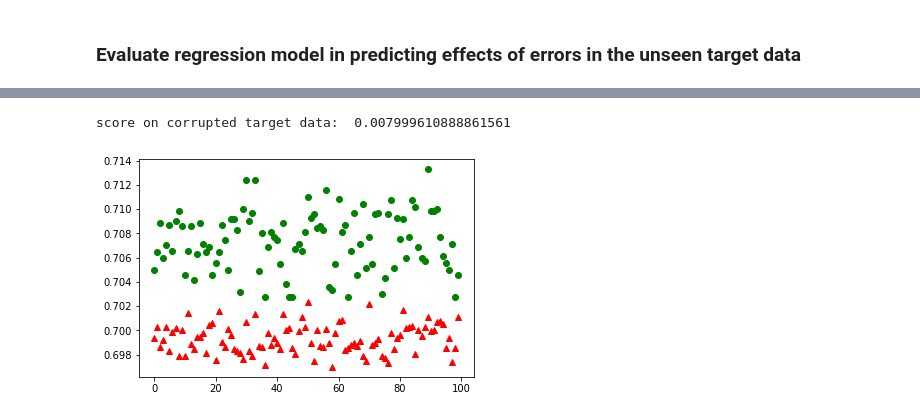
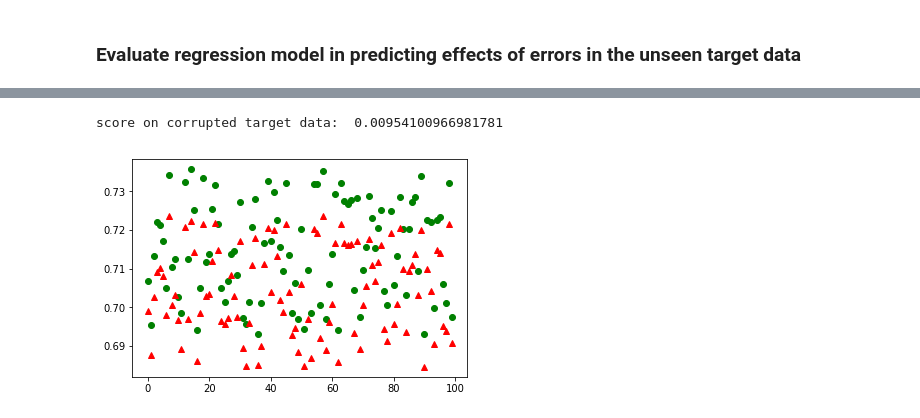
Before and after one commit to sergred/unit-tests-ml-python, a Jupyter notebook: notebooks/minimal-example-cardio.ipynb, the cells around one changed output, grey strips where cells are left out. Saved outputs shown, nothing was run; the diff lists cells and outputs as text; code cells hidden in the pictures.

```diff
--- a/notebooks/minimal-example-cardio.ipynb
+++ b/notebooks/minimal-example-cardio.ipynb
@@ -106,7 +106,8 @@ params = {
     'estimator__epochs': [50],
     'estimator__batch_size': [1024],
     'estimator__size_1': [4, 8, 16],
-    'estimator__size_2': [4, 8]
+    'estimator__size_2': [4, 8],
+    'estimator__verbose': [0]
 }
 
 clf = GridSearchCV(pipeline, params, cv=5, verbose=1)
@@ -198,0 +145,17 @@ score on corrupted test data:  0.6918571428571428
+# %%
+from copy import deepcopy
+
+mask = lambda x: (x['age'] > 17200) & (x['weight'] > 70.)
+
+def corrupt(X, mask):
+    corrupted_X = deepcopy(X)
+    corrupted_X['cholesterol'][mask(X)] = 3
+    corrupted_X['active'][mask(X)] = 0
+    # corrupted_X['weight'][X['weight'] > 90.] = np.nan
+    return corrupted_X
+
+# corrupting the data, conditions
+corrupted_X_test = corrupt(X_test, mask)
+score_on_corrupted_test_data = accuracy_score(y_test, clf.predict(corrupted_X_test))
+
+print("score on corrupted test data: ", score_on_corrupted_test_data)
@@ -245,26 +209,16 @@ from scipy.stats import entropy
 
 regressor_X_train = []
 regressor_y_train = []
-row_fraction = .6
 
-values_to_change = np.sum(test_mask)
-print(values_to_change)
-factor = int(round((1. - row_fraction) * values_to_change))
+dataset_size_for_regressor = 500
 
-dataset_size_for_regressor = 100
-
-def quant25(x): return np.percentile(x, 25)
-
-def quant50(x): return np.percentile(x, 50)
-
-def quant75(x): return np.percentile(x, 75)
+def quant(percent): return lambda x: np.percentile(x, percent)
 
 def stats(data):
-    funcs = [np.min, np.max, np.mean, np.std, quant25, quant50, quant75]
+    funcs = [np.min, np.max, np.mean, np.std, quant(25), quant(50), quant(75)]
     for column in data.T:
         for foo in funcs:
             yield foo(column)
-
 
 def create_dataset_for_regressor(clf, X, y, size, mask):
     regressor_X, regressor_y = [], []
@@ -272,6 +226,7 @@ def create_dataset_for_regressor(clf, X, y, size, mask):
         np.random.seed(i)
         corrupted_data = deepcopy(X)
         new_mask = deepcopy(mask)
+        factor = int(round(np.random.random() * values_to_change))
         new_mask.loc[np.random.choice(mask[mask == True].index, factor, replace=False)] = False
         corrupted_data['cholesterol'][new_mask] = 3
         regressor_X.append(list(stats(clf.predict_proba(corrupted_data))))
@@ -279,7 +234,7 @@ def create_dataset_for_regressor(clf, X, y, size, mask):
     np.random.seed(1)
     return regressor_X, regressor_y
 
-regressor_X_train, regressor_y_train = create_dataset_for_regressor(clf, X_test, y_test, 100, test_mask)
+regressor_X_train, regressor_y_train = create_dataset_for_regressor(clf, X_test, y_test, 100, mask(X_test))
 
 meta_regressor = Pipeline([
     ('scaling', StandardScaler()),
@@ -311,4 +249,4 @@ Pipeline(memory=None,
 # %% [markdown]
 ### Evaluate regression model in predicting effects of errors in the unseen target data
 # %%
-regressor_X_target, regressor_y_target = create_dataset_for_regressor(clf, X_target, y_target, 100, target_mask)
+regressor_X_target, regressor_y_target = create_dataset_for_regressor(clf, X_target, y_target, 100, mask(X_target))
@@ -335,15 +255,16 @@ from sklearn.metrics import mean_squared_error as MSE
 from sklearn.metrics import mean_absolute_error as MAE
 
 predicted_target = meta_regressor.predict(regressor_X_target)
+predicted_train = meta_regressor.predict(regressor_X_train)
 
 score_on_corrupted_target_data = MAE(regressor_y_target, predicted_target)
 
 print("score on corrupted target data: ", score_on_corrupted_target_data)
 # %% [output]
-score on corrupted target data:  0.007999610888861561
+score on corrupted target data:  0.00954100966981781
 # %%
-plt.plot(range(len(regressor_y_target)), regressor_y_target, 'go')
+plt.plot(range(len(regressor_y_train)), regressor_y_train, 'go')
 plt.plot(range(len(predicted_target)), predicted_target, 'r^')
 plt.show()
 # %% [output]
-[figure, old version]
+[figure, new version]
```
Also changed, not shown: parts of 11 cells of this notebook, 1 other file.
